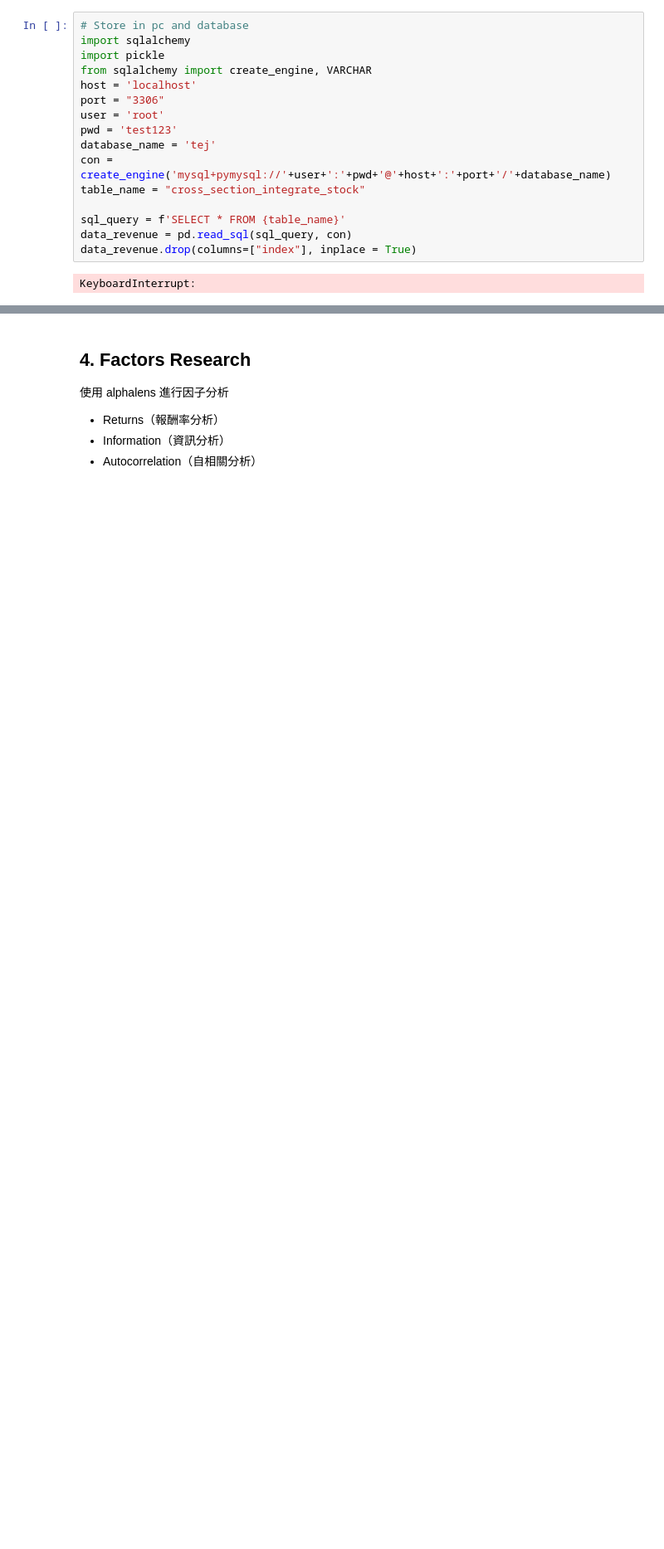
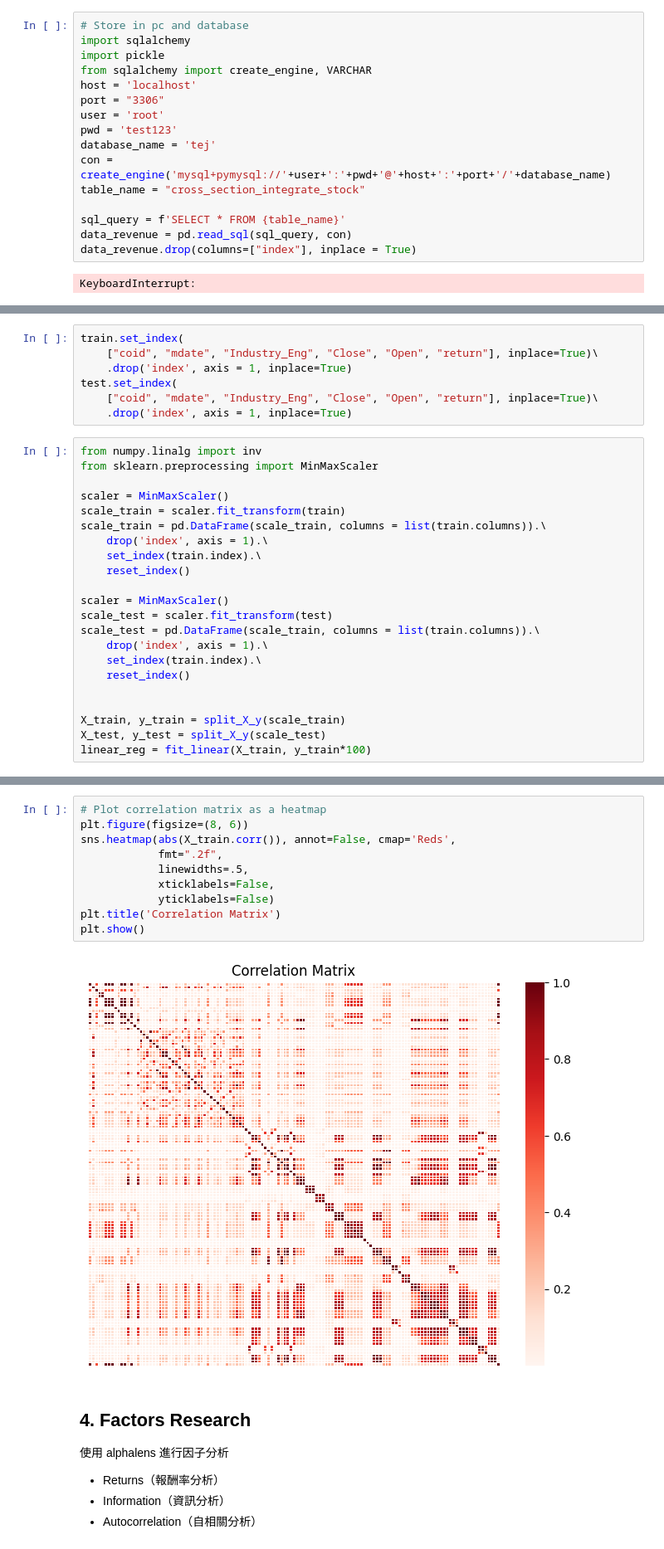
Before and after one commit to KJJHHH/Build-Portfolio, a Jupyter notebook: TEJ_portfolio/TEJ_Reg_Analysis.ipynb, the cells around one changed output, grey strips where cells are left out. Shown at 83% size. Saved outputs shown, nothing was run; the diff lists cells and outputs as text; blank space fills up the shorter version.

```diff
--- a/TEJ_portfolio/TEJ_Reg_Analysis.ipynb
+++ b/TEJ_portfolio/TEJ_Reg_Analysis.ipynb
@@ -562,0 +469,29 @@ plt.show()
+# %%
+train.set_index(
+    ["coid", "mdate", "Industry_Eng", "Close", "Open", "return"], inplace=True)\
+    .drop('index', axis = 1, inplace=True)
+test.set_index(
+    ["coid", "mdate", "Industry_Eng", "Close", "Open", "return"], inplace=True)\
+    .drop('index', axis = 1, inplace=True)
+# %%
+from numpy.linalg import inv
+from sklearn.preprocessing import MinMaxScaler
+
+scaler = MinMaxScaler()
+scale_train = scaler.fit_transform(train)
+scale_train = pd.DataFrame(scale_train, columns = list(train.columns)).\
+    drop('index', axis = 1).\
+    set_index(train.index).\
+    reset_index()
+
+scaler = MinMaxScaler()
+scale_test = scaler.fit_transform(test)
+scale_test = pd.DataFrame(scale_train, columns = list(train.columns)).\
+    drop('index', axis = 1).\
+    set_index(train.index).\
+    reset_index()
+
+
+X_train, y_train = split_X_y(scale_train)
+X_test, y_test = split_X_y(scale_test)
+linear_reg = fit_linear(X_train, y_train*100)
@@ -563,3 +523,15 @@ plt.show()
+# %%
+# Plot correlation matrix as a heatmap
+plt.figure(figsize=(8, 6))
+sns.heatmap(abs(X_train.corr()), annot=False, cmap='Reds',
+            fmt=".2f",
+            linewidths=.5,
+            xticklabels=False,
+            yticklabels=False)
+plt.title('Correlation Matrix')
+plt.show()
+# %% [output]
+[figure, added]
 # %% [markdown]
 ## 4. Factors Research
 使用 alphalens 進行因子分析
```
Also changed, not shown: parts of 54 cells of this notebook.
